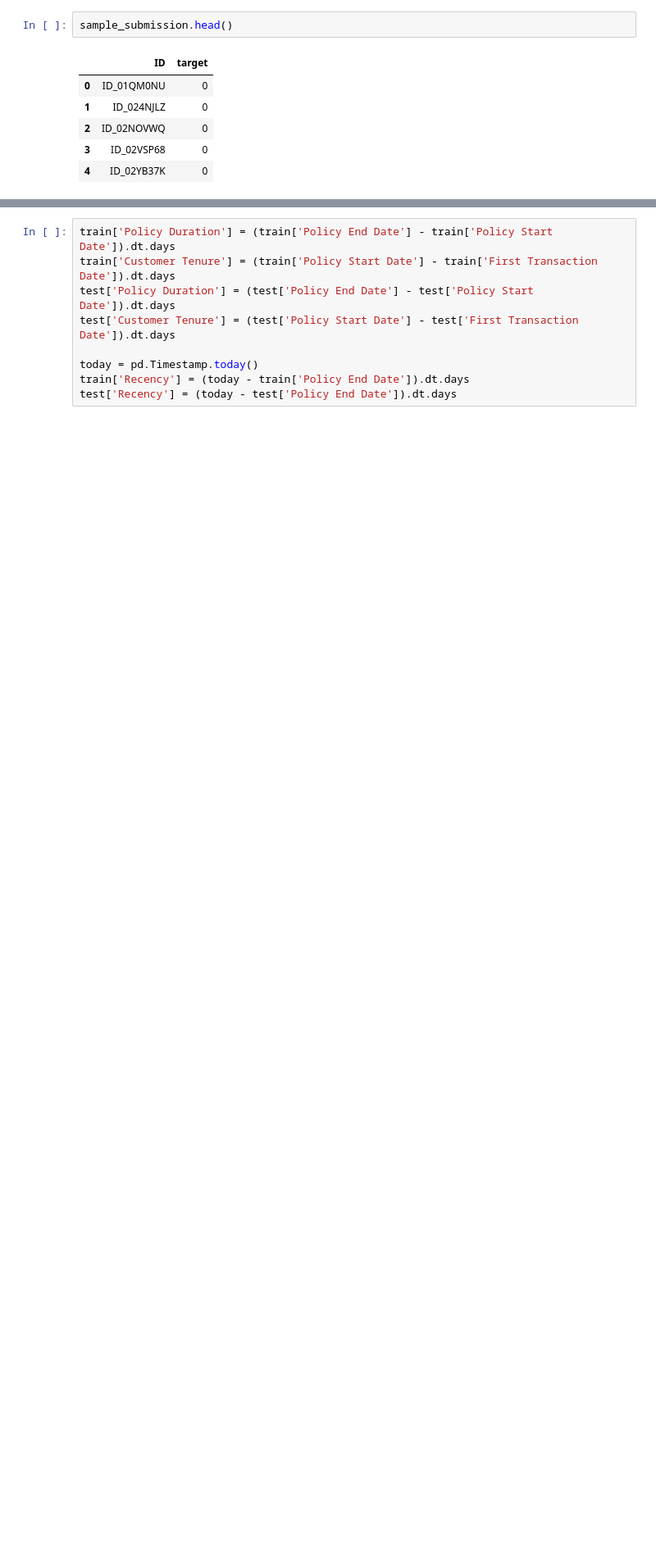
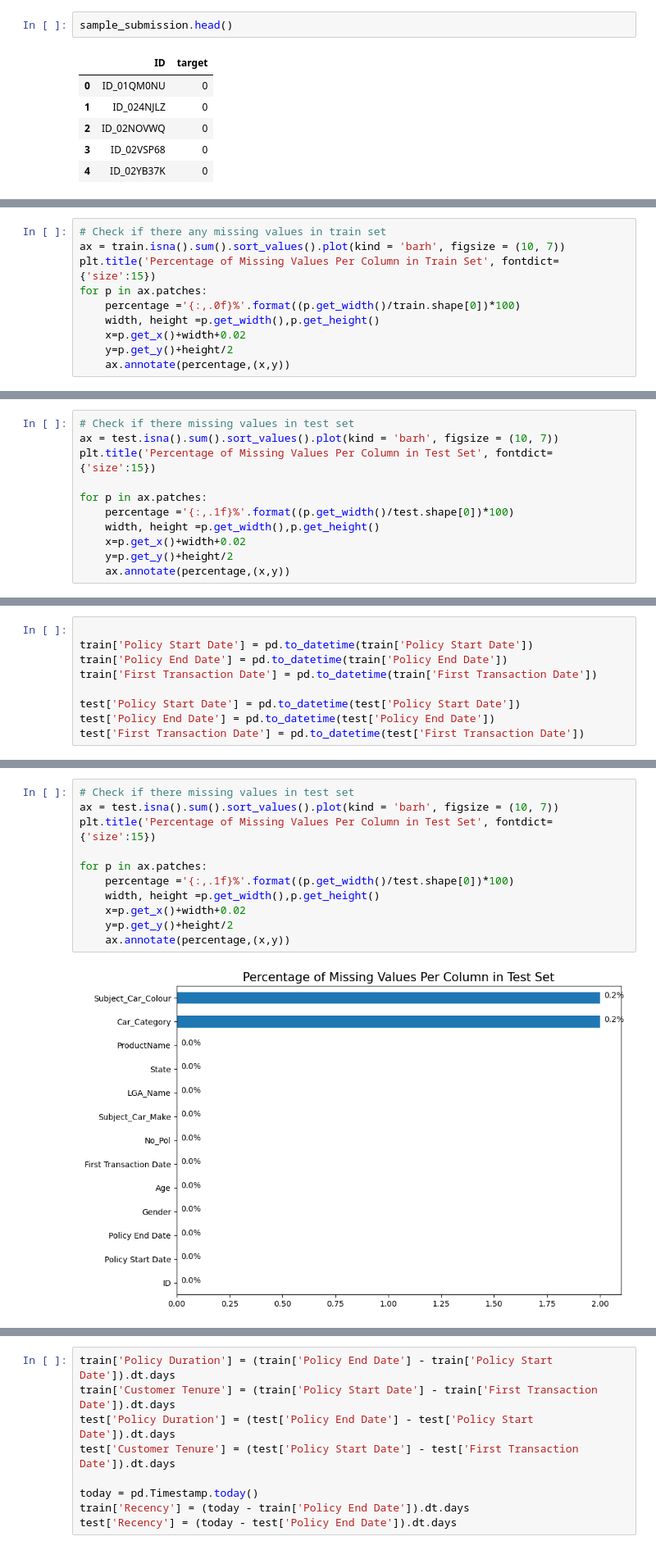
Before and after one commit to bongmusadube/claims_prediction_model, a Jupyter notebook: demo.ipynb, the cells around one changed output, grey strips where cells are left out. Shown: that part at 82% size. Saved outputs shown, nothing was run; the diff lists cells and outputs as text; blank space fills up the shorter version.

```diff
--- a/demo.ipynb
+++ b/demo.ipynb
@@ -40,0 +48,10 @@ sample_submission.head()
+# %%
+# Check if there any missing values in train set
+ax = train.isna().sum().sort_values().plot(kind = 'barh', figsize = (10, 7))
+plt.title('Percentage of Missing Values Per Column in Train Set', fontdict={'size':15})
+for p in ax.patches:
+    percentage ='{:,.0f}%'.format((p.get_width()/train.shape[0])*100)
+    width, height =p.get_width(),p.get_height()
+    x=p.get_x()+width+0.02
+    y=p.get_y()+height/2
+    ax.annotate(percentage,(x,y))
@@ -40,0 +78,11 @@ sample_submission.head()
+# %%
+# Check if there missing values in test set
+ax = test.isna().sum().sort_values().plot(kind = 'barh', figsize = (10, 7))
+plt.title('Percentage of Missing Values Per Column in Test Set', fontdict={'size':15})
+
+for p in ax.patches:
+    percentage ='{:,.1f}%'.format((p.get_width()/test.shape[0])*100)
+    width, height =p.get_width(),p.get_height()
+    x=p.get_x()+width+0.02
+    y=p.get_y()+height/2
+    ax.annotate(percentage,(x,y))
@@ -40,0 +93,9 @@ sample_submission.head()
+# %%
+
+train['Policy Start Date'] = pd.to_datetime(train['Policy Start Date'])
+train['Policy End Date'] = pd.to_datetime(train['Policy End Date'])
+train['First Transaction Date'] = pd.to_datetime(train['First Transaction Date'])
+
+test['Policy Start Date'] = pd.to_datetime(test['Policy Start Date'])
+test['Policy End Date'] = pd.to_datetime(test['Policy End Date'])
+test['First Transaction Date'] = pd.to_datetime(test['First Transaction Date'])
@@ -40,0 +132,13 @@ sample_submission.head()
+# %%
+# Check if there missing values in test set
+ax = test.isna().sum().sort_values().plot(kind = 'barh', figsize = (10, 7))
+plt.title('Percentage of Missing Values Per Column in Test Set', fontdict={'size':15})
+
+for p in ax.patches:
+    percentage ='{:,.1f}%'.format((p.get_width()/test.shape[0])*100)
+    width, height =p.get_width(),p.get_height()
+    x=p.get_x()+width+0.02
+    y=p.get_y()+height/2
+    ax.annotate(percentage,(x,y))
+# %% [output]
+[figure, added]
```
Also changed, not shown: parts of 25 cells of this notebook, 4 other files.
